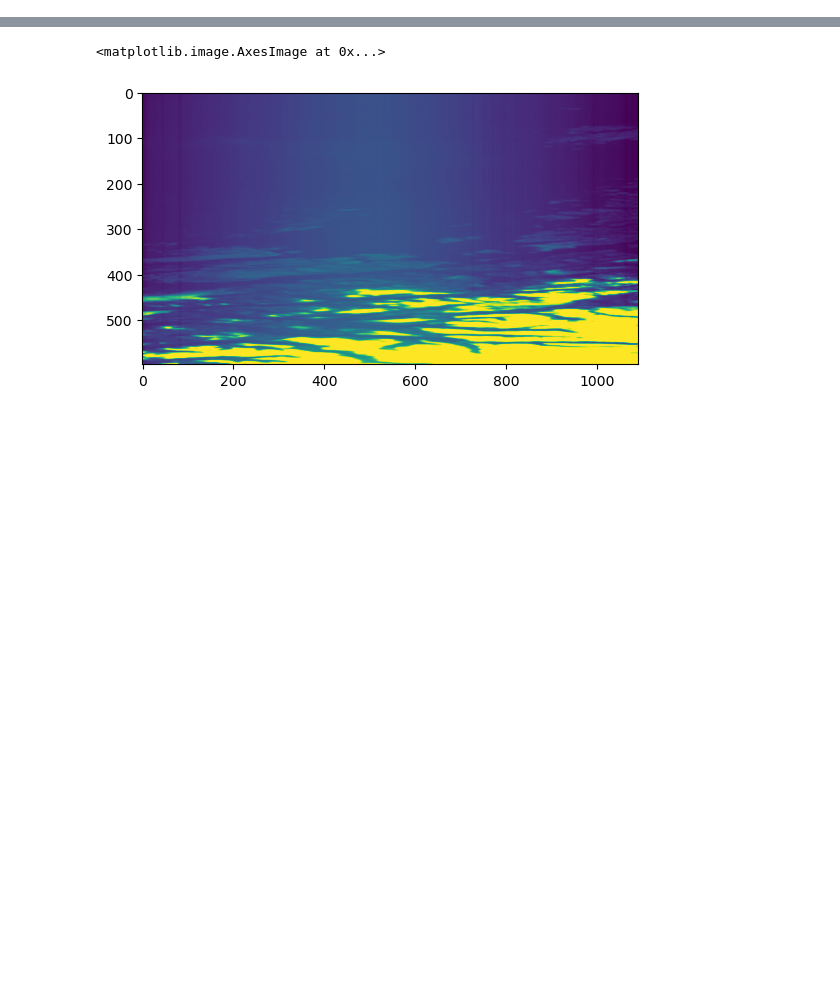
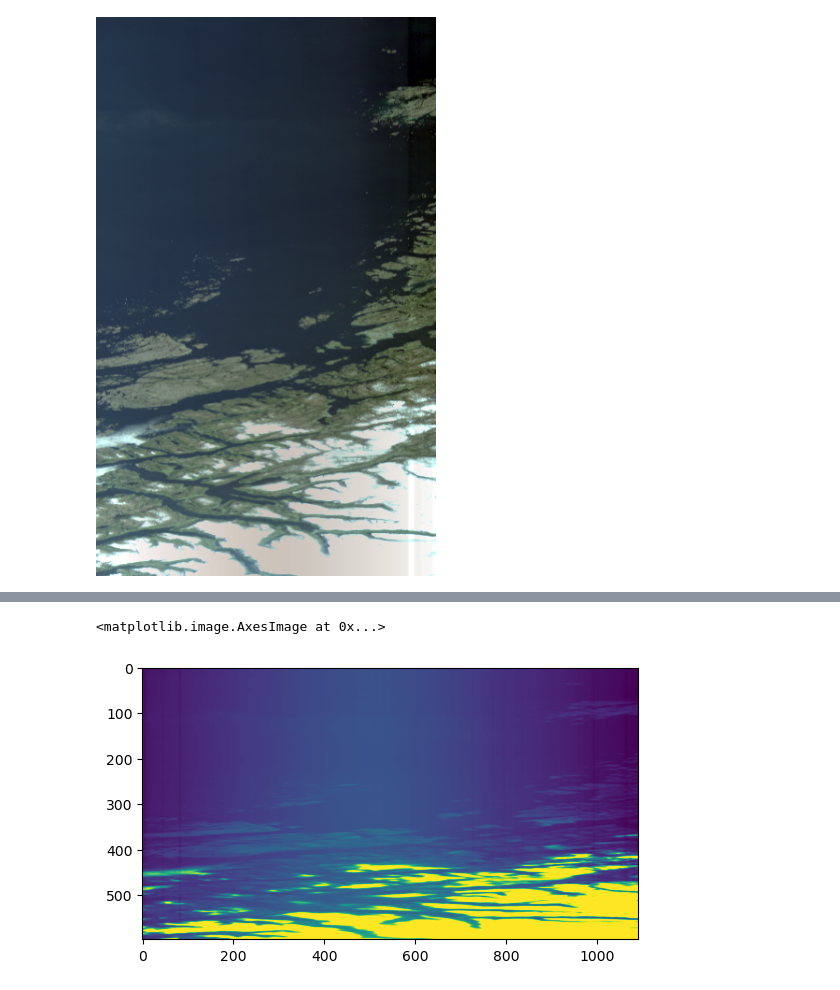
Before and after one commit to NTNU-SmallSat-Lab/hypso-package, a Jupyter notebook: testing/satpy_testing.ipynb, the cells around one changed output, grey strips where cells are left out. Drawn from its saved outputs; the diff is of its cells as text; code cells hidden in the pictures; blank space fills up the shorter version.

```diff
--- a/testing/satpy_testing.ipynb
+++ b/testing/satpy_testing.ipynb
@@ -130,0 +135,4 @@ print(chl_scene._datasets.keys())
+# %%
+rgb_img
+# %% [output]
+[figure, added]
```
Also changed, not shown: parts of 18 cells of this notebook, 11 other files.
